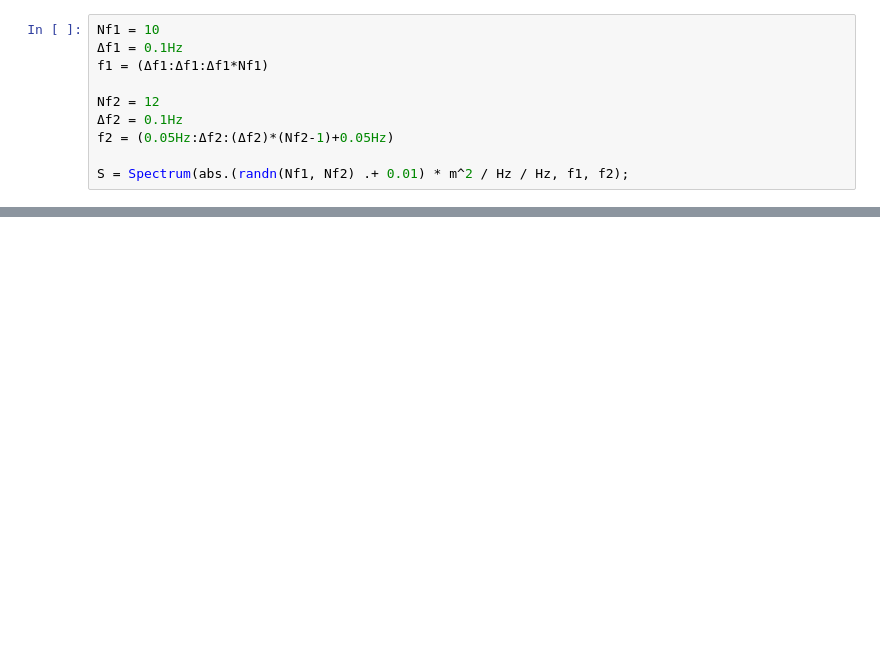
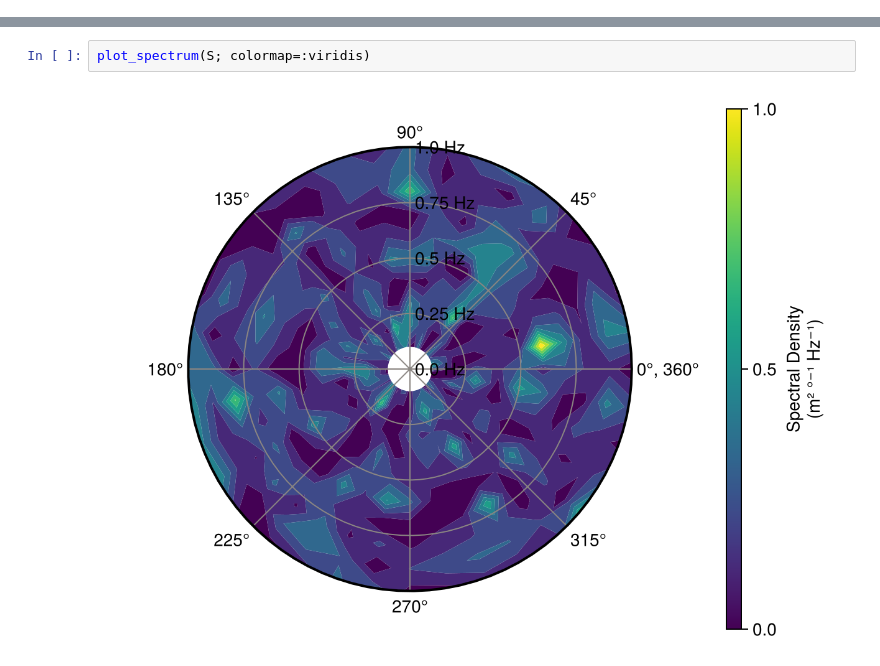
Before and after one commit to JuliaOceanWaves/WaveSpectra.jl, a Jupyter notebook: examples/test_Plots.ipynb, the cells around one changed output, grey strips where cells are left out. Cells and saved outputs as stored; diff of their text form; blank space fills up the shorter version.

```diff
--- a/examples/test_Plots.ipynb
+++ b/examples/test_Plots.ipynb
@@ -34,10 +22,0 @@ LoadError: DimensionError: 0.0 m² °⁻¹ Hz⁻¹ and 2.3509344970119184 m² Hz
-# %%
-Nf1 = 10
-Δf1 = 0.1Hz
-f1 = (Δf1:Δf1:Δf1*Nf1)
-
-Nf2 = 12
-Δf2 = 0.1Hz
-f2 = (0.05Hz:Δf2:(Δf2)*(Nf2-1)+0.05Hz)
-
-S = Spectrum(abs.(randn(Nf1, Nf2) .+ 0.01) * m^2 / Hz / Hz, f1, f2);
@@ -47,0 +38,4 @@ plot(S, seriestype=:heatmap)
+# %%
+plot_spectrum(S; colormap=:viridis)
+# %% [output]
+[figure, added]
```
Also changed, not shown: parts of 11 cells of this notebook, 27 other files.
